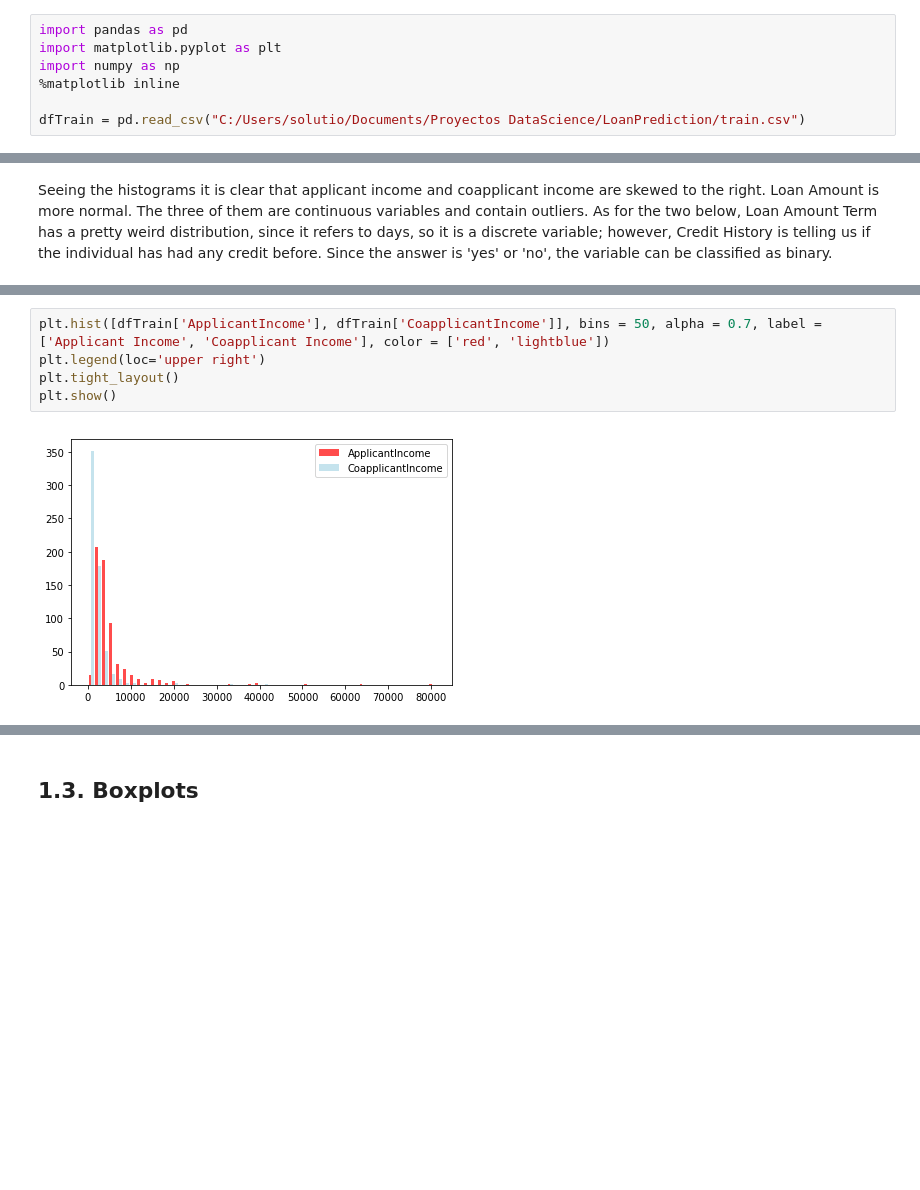
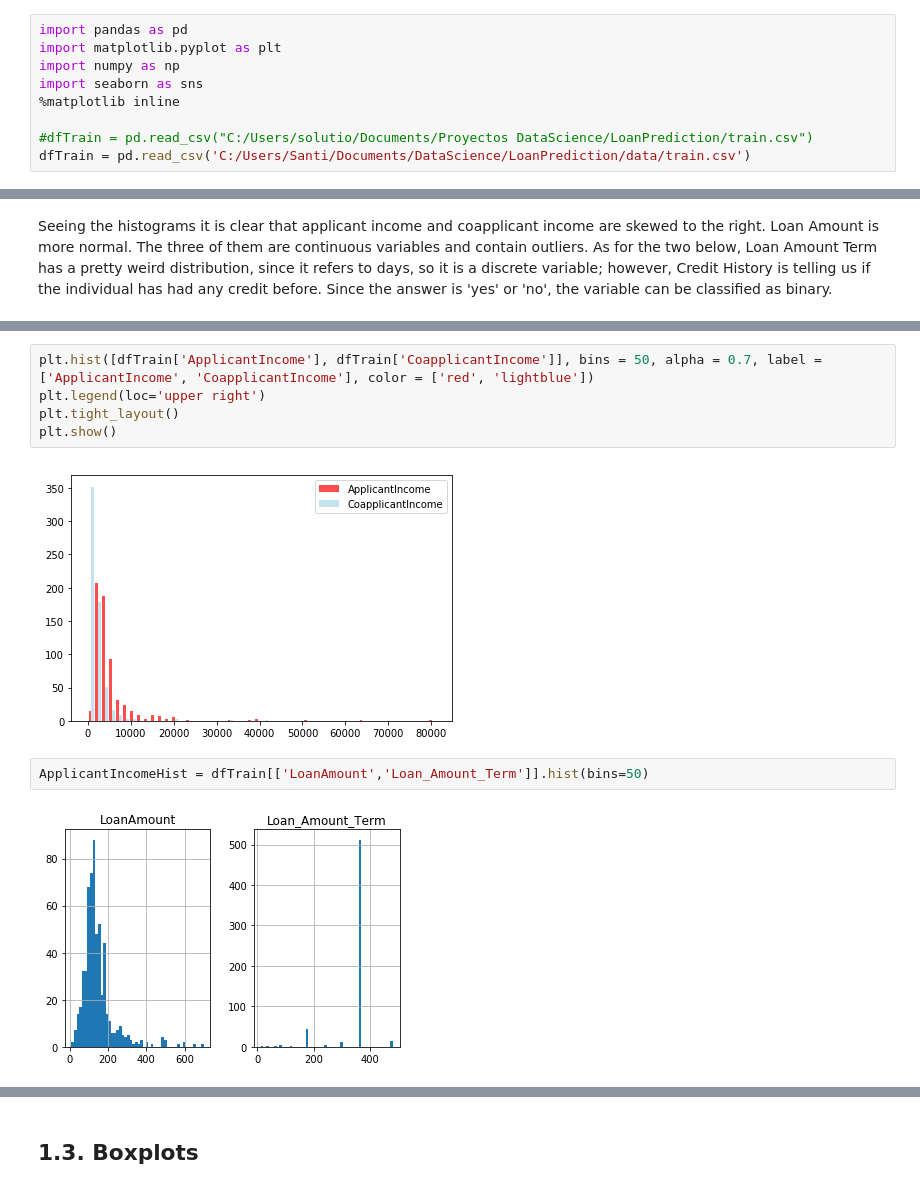
Before and after one commit to Santiesb/LoanPrediction, a Jupyter notebook: Loan_Prediction.ipynb, the cells around one changed output, grey strips where cells are left out. Saved outputs shown, nothing was run; the diff lists cells and outputs as text; blank space fills up the shorter version.

```diff
--- a/Loan_Prediction.ipynb
+++ b/Loan_Prediction.ipynb
@@ -6,9 +6,11 @@
 import pandas as pd
 import matplotlib.pyplot as plt
 import numpy as np
+import seaborn as sns
 %matplotlib inline
 
-dfTrain = pd.read_csv("C:/Users/solutio/Documents/Proyectos DataScience/LoanPrediction/train.csv")
+#dfTrain = pd.read_csv("C:/Users/solutio/Documents/Proyectos DataScience/LoanPrediction/train.csv")
+dfTrain = pd.read_csv('C:/Users/Santi/Documents/DataScience/LoanPrediction/data/train.csv')
 # %% [markdown]
 ## 1. Data exploration (E)
 # %% [markdown]
@@ -148,10 +152,14 @@ plt.show()
 # %% [output]
 [figure]
 # %%
-plt.hist([dfTrain['ApplicantIncome'], dfTrain['CoapplicantIncome']], bins = 50, alpha = 0.7, label = ['Applicant Income', 'Coapplicant Income'], color = ['red', 'lightblue'])
+plt.hist([dfTrain['ApplicantIncome'], dfTrain['CoapplicantIncome']], bins = 50, alpha = 0.7, label = ['ApplicantIncome', 'CoapplicantIncome'], color = ['red', 'lightblue'])
 plt.legend(loc='upper right')
 plt.tight_layout()
 plt.show()
 # %% [output]
 [figure]
+# %%
+ApplicantIncomeHist = dfTrain[['LoanAmount','Loan_Amount_Term']].hist(bins=50)
+# %% [output]
+[figure, added]
 # %%
```
Also changed, not shown: parts of 22 cells of this notebook.
